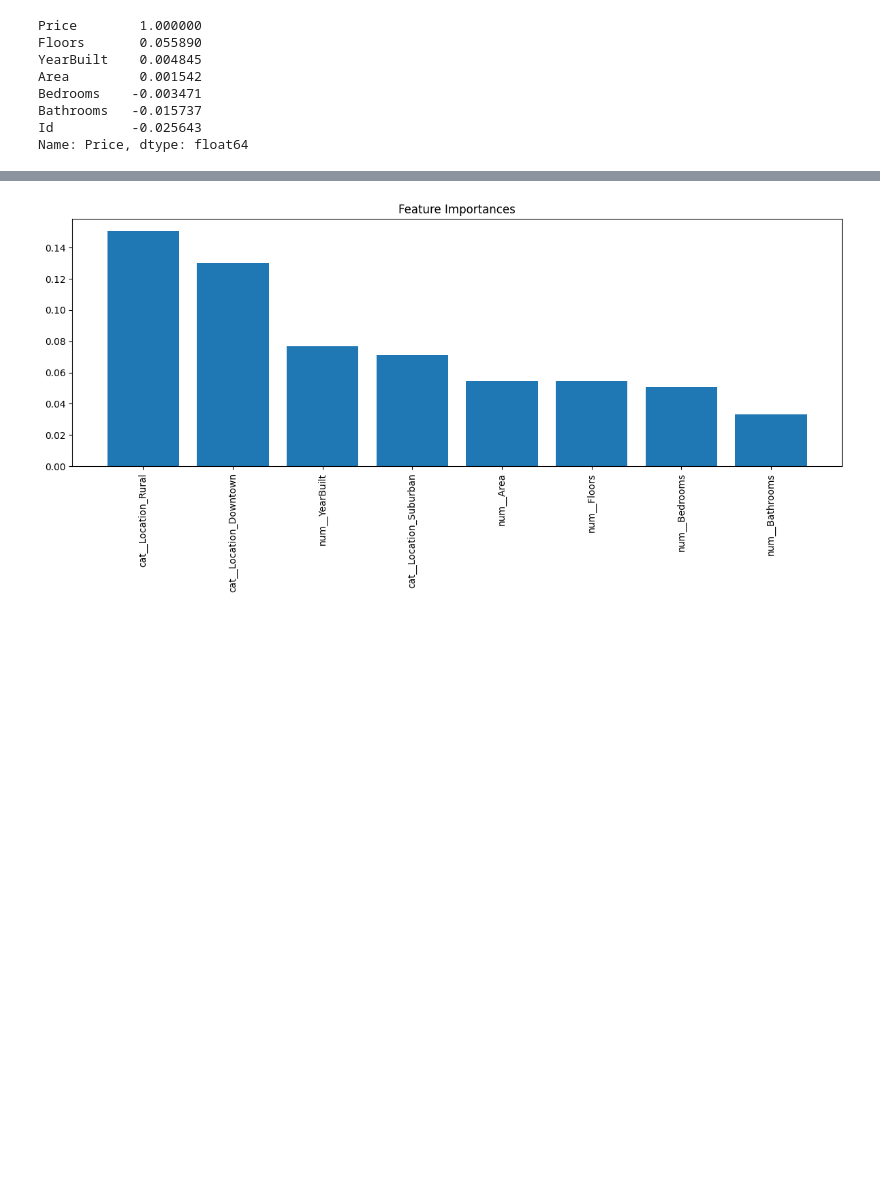
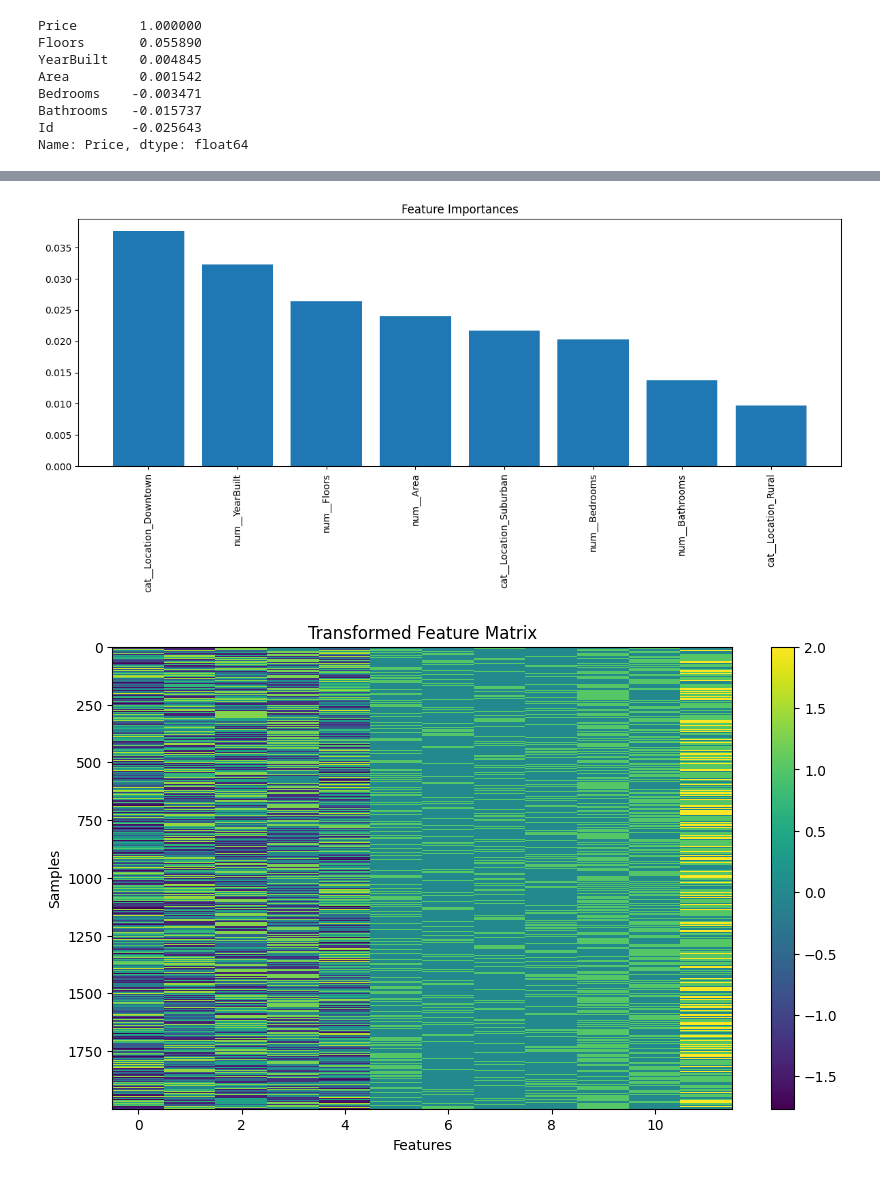
Before and after one commit to Frank-Muzi/house-price-predictor-ai-project, a Jupyter notebook: src/Backend/data_analysis.ipynb, the cells around one changed output, grey strips where cells are left out. Drawn from its saved outputs; the diff is of its cells as text; code cells hidden in the pictures; blank space fills up the shorter version.

```diff
--- a/src/Backend/data_analysis.ipynb
+++ b/src/Backend/data_analysis.ipynb
@@ -294,26 +299,40 @@ Categorical features: ['Location', 'Condition', 'Garage']
 # %%
+import pickle
 import matplotlib.pyplot as plt
 import numpy as np
 from sklearn.inspection import permutation_importance
 
-# Get trained regressor
-reg = model.named_steps['regressor']
+# Load the trained pipeline
+with open("house_model.pkl", "rb") as f:
+    model = pickle.load(f)
 
-# Feature names after preprocessing
-feature_names = model.named_steps['preprocessor'].get_feature_names_out()
+# Access preprocessor and regressor
+preprocessor = model.named_steps['preprocessor']
+regressor = model.named_steps['regressor']
 
-# Compute permutation importance
+# Get feature names after preprocessing
+feature_names = preprocessor.get_feature_names_out()
+
+# Visualize feature importances
 result = permutation_importance(model, X, y, n_repeats=10, random_state=42, n_jobs=-1)
-
 importances = result.importances_mean
 indices = np.argsort(importances)[::-1]
-
-# Plot
 plt.figure(figsize=(12, 6))
 plt.title("Feature Importances")
 plt.bar(range(len(importances)), importances[indices], align="center")
 plt.xticks(range(len(importances)), [feature_names[i] for i in indices], rotation=90)
 plt.tight_layout()
 plt.show()
+
+# Visualize the transformed feature matrix
+X_transformed = preprocessor.transform(X)
+plt.figure(figsize=(10, 6))
+plt.imshow(X_transformed, aspect='auto', interpolation='nearest')
+plt.colorbar()
+plt.title("Transformed Feature Matrix")
+plt.xlabel("Features")
+plt.ylabel("Samples")
+plt.show()
 # %% [output]
-[figure, old version]
+[figure, new version]
+[figure, added]
```
Also changed, not shown: parts of 2 cells of this notebook, 3 other files.
